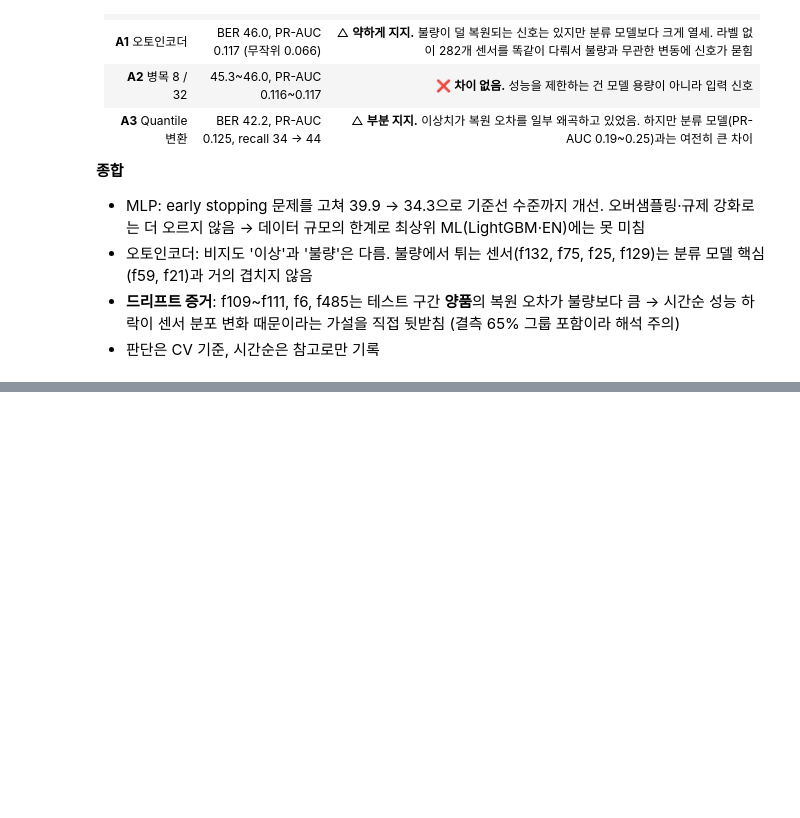
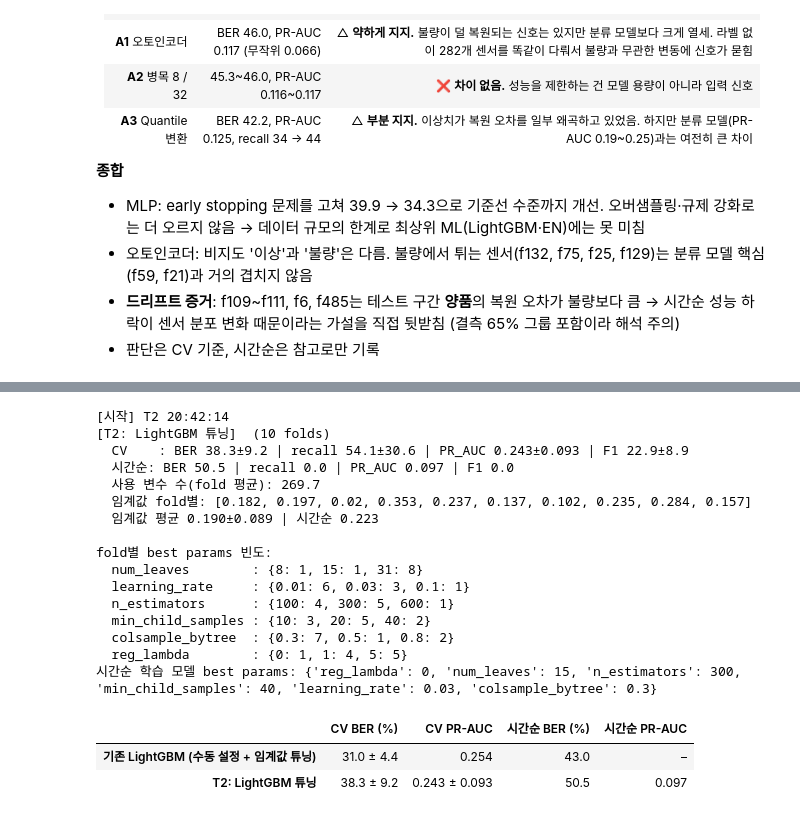
Before and after one commit to MinSeok0229/secom-defect-analysis, a Jupyter notebook: notebook/secom_dl.ipynb, the cells around one changed output, grey strips where cells are left out. Saved outputs shown, nothing was run; the diff lists cells and outputs as text; code cells hidden in the pictures; blank space fills up the shorter version.

```diff
--- a/notebook/secom_dl.ipynb
+++ b/notebook/secom_dl.ipynb
@@ -440,0 +574,55 @@ with pd.option_context("display.max_colwidth", None):
+# %%
+with timed("T2"):
+    name = "T2: LightGBM 튜닝"
+    EXP[name] = {"실험": "T2",
+                 "가설": "LightGBM 파라미터를 체계적으로 고르면(PR-AUC 기준) 기존 수동 설정보다 좋아짐",
+                 "변경": "RandomizedSearchCV 30회 (num_leaves, lr, n_estimators, min_child_samples, colsample, reg_lambda) + 임계값 튜닝"}
+    space = {
+        "num_leaves": [4, 8, 15, 31],
+        "learning_rate": [0.01, 0.03, 0.1],
+        "n_estimators": [100, 300, 600],
+        "min_child_samples": [10, 20, 40],
+        "colsample_bytree": [0.3, 0.5, 0.8],
+        "reg_lambda": [0, 1, 5],
+    }
+    t2_search = RandomizedSearchCV(
+        LGBMClassifier(**LGBM_BASE, n_jobs=1), space, n_iter=30, scoring="average_precision",
+        cv=StratifiedKFold(n_splits=5, shuffle=True, random_state=0), random_state=42, n_jobs=-1)
+    t2_folds, t2_time = evaluate(t2_search, name, tune_threshold=True)
+
+    # fold별 best params 빈도
+    bp = pd.DataFrame([m.estimator_.best_params_ for m in t2_folds])   # 래퍼 → RandomizedSearchCV
+    print("\nfold별 best params 빈도:")
+    for p in space:
+        print(f"  {p:18s}: {bp[p].value_counts().sort_index().to_dict()}")
+    print("시간순 학습 모델 best params:", t2_time.estimator_.best_params_)
+
+    # 기존 LightGBM(secom_model.ipynb 셀 6, DEV) vs T2
+    r = pd.DataFrame(ev.results).set_index("model").loc[name]
+    cmp_t2 = pd.DataFrame({
+        "CV BER (%)": ["31.0 ± 4.4", f"{r.BER_mean*100:.1f} ± {r.BER_std*100:.1f}"],
+        "CV PR-AUC": ["0.254", f"{r.PR_AUC_mean:.3f} ± {r.PR_AUC_std:.3f}"],
+        "시간순 BER (%)": [43.0, round(r.BER_time * 100, 1)],
+        "시간순 PR-AUC": ["–", f"{r.PR_AUC_time:.3f}"],
+    }, index=["기존 LightGBM (수동 설정 + 임계값 튜닝)", "T2: LightGBM 튜닝"])
+    display(cmp_t2)
+# %% [output]
+[시작] T2 20:42:14
+[T2: LightGBM 튜닝]  (10 folds)
+  CV    : BER 38.3±9.2 | recall 54.1±30.6 | PR_AUC 0.243±0.093 | F1 22.9±8.9
+  시간순: BER 50.5 | recall 0.0 | PR_AUC 0.097 | F1 0.0
+  사용 변수 수(fold 평균): 269.7
+  임계값 fold별: [0.182, 0.197, 0.02, 0.353, 0.237, 0.137, 0.102, 0.235, 0.284, 0.157]
+  임계값 평균 0.190±0.089 | 시간순 0.223
+
+fold별 best params 빈도:
+  num_leaves        : {8: 1, 15: 1, 31: 8}
+  learning_rate     : {0.01: 6, 0.03: 3, 0.1: 1}
+  n_estimators      : {100: 4, 300: 5, 600: 1}
+  min_child_samples : {10: 3, 20: 5, 40: 2}
+  colsample_bytree  : {0.3: 7, 0.5: 1, 0.8: 2}
+  reg_lambda        : {0: 1, 1: 4, 5: 5}
+시간순 학습 모델 best params: {'reg_lambda': 0, 'num_leaves': 15, 'n_estimators': 300, 'min_child_samples': 40, 'learning_rate': 0.03, 'colsample_bytree': 0.3}
+|  | CV BER (%) | CV PR-AUC | 시간순 BER (%) | 시간순 PR-AUC |
+| 기존 LightGBM (수동 설정 + 임계값 튜닝) | 31.0 ± 4.4 | 0.254 | 43.0 | – |
+| T2: LightGBM 튜닝 | 38.3 ± 9.2 | 0.243 ± 0.093 | 50.5 | 0.097 |
```
Also changed, not shown: parts of 9 cells of this notebook, 1 other file.
